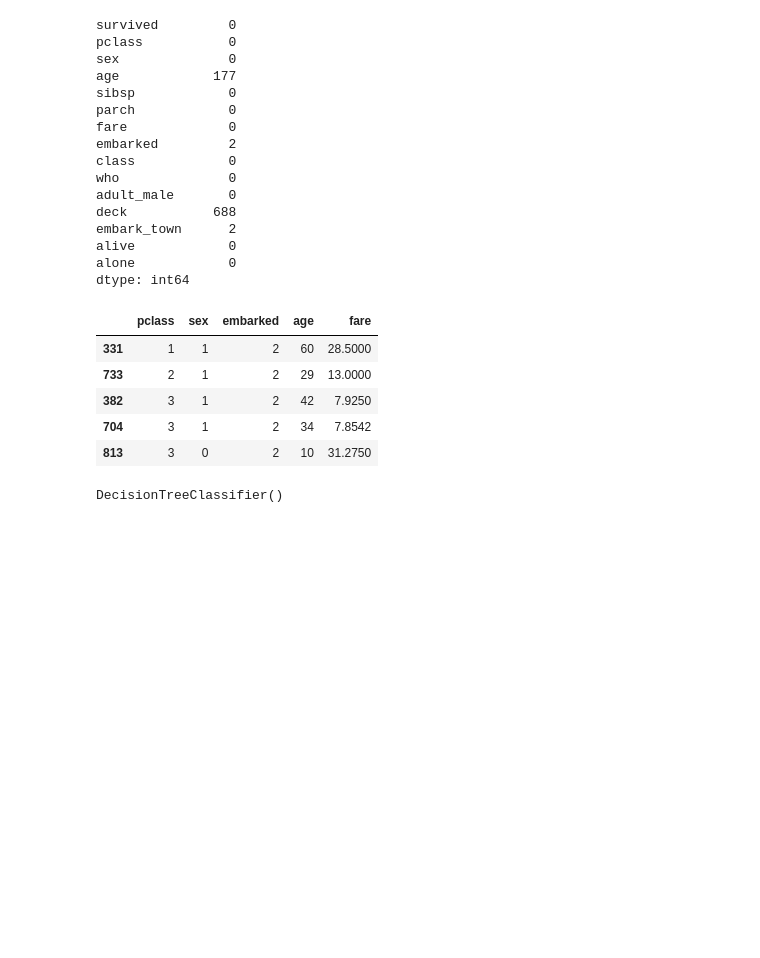
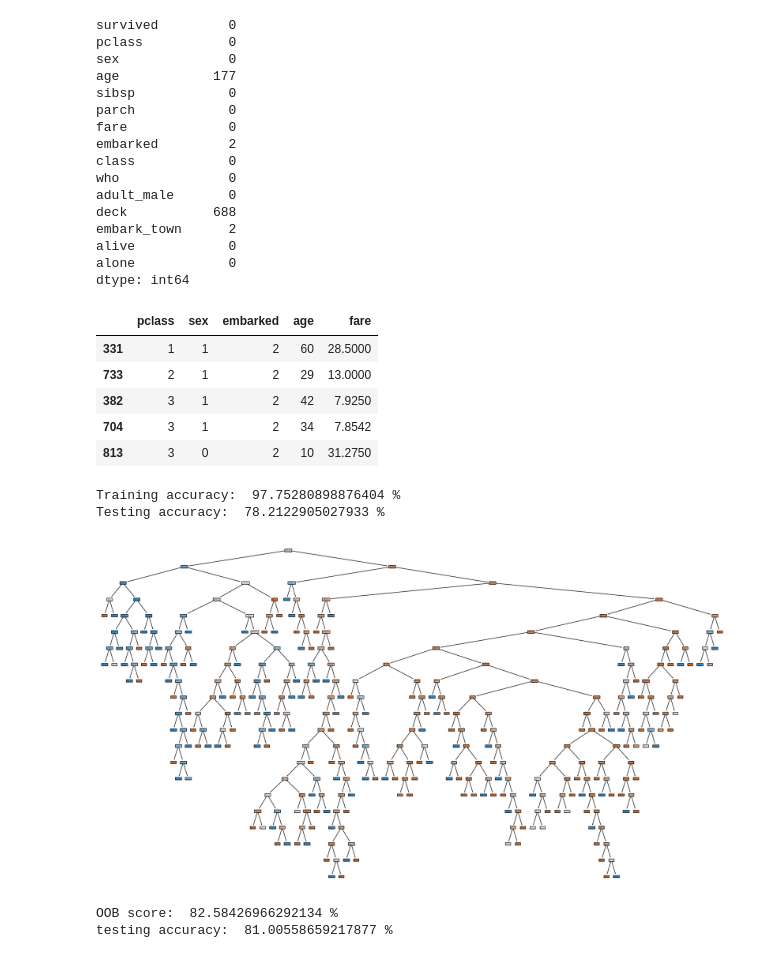
Before and after one commit to Tanmai-Thakre/Supervised_ML, a Jupyter notebook: Decision_trees/random_forest.ipynb, the cells around one changed output. Saved outputs shown, nothing was run; the diff lists cells and outputs as text; code cells hidden in the pictures; blank space fills up the shorter version.

Commit message:
feat : Training Random Forest model

```diff
--- a/Decision_trees/random_forest.ipynb
+++ b/Decision_trees/random_forest.ipynb
@@ -62,7 +62,7 @@ df["sex"] = le.fit_transform(df["sex"])
 
 # Train test split
 X = df[features]
-y = df[target]
+y = df["survived"]
 
 X_train , X_test , y_train , y_test = train_test_split(
     X , y , test_size = 0.2 , random_state = 42
@@ -80,5 +80,45 @@ X_train.head()
 # Model Training
 model = DecisionTreeClassifier()
 model.fit(X_train , y_train)
+
+y_pred_test = model.predict(X_test)
+y_pred_train = model.predict(X_train)
+
+print("Training accuracy: ", accuracy_score(y_train, y_pred_train)*100, "%")
+print("Testing accuracy: ", accuracy_score(y_test, y_pred_test)*100, "%")
+# classic case of overfitting
 # %% [output]
-DecisionTreeClassifier()
+Training accuracy:  97.75280898876404 %
+Testing accuracy:  78.2122905027933 %
+# %%
+from sklearn.tree import plot_tree
+
+plt.figure(figsize=(18, 10))
+plot_tree(
+    model,
+    feature_names=X.columns,
+    class_names=["Died", "Survived"],
+    filled=True
+)
+
+plt.tight_layout()
+# %% [output]
+[figure, added]
+# %%
+# Random Forest
+from sklearn.ensemble import RandomForestClassifier
+rf = RandomForestClassifier(
+    n_estimators = 501,
+    oob_score = True,
+    max_depth = 4
+)
+
+rf.fit(X_train , y_train)
+
+y_pred = rf.predict(X_test)
+
+print("OOB score: ", rf.oob_score_ * 100, "%")
+print("testing accuracy: ", accuracy_score(y_test, y_pred) * 100, "%")
+# %% [output]
+OOB score:  82.58426966292134 %
+testing accuracy:  81.00558659217877 %
```
